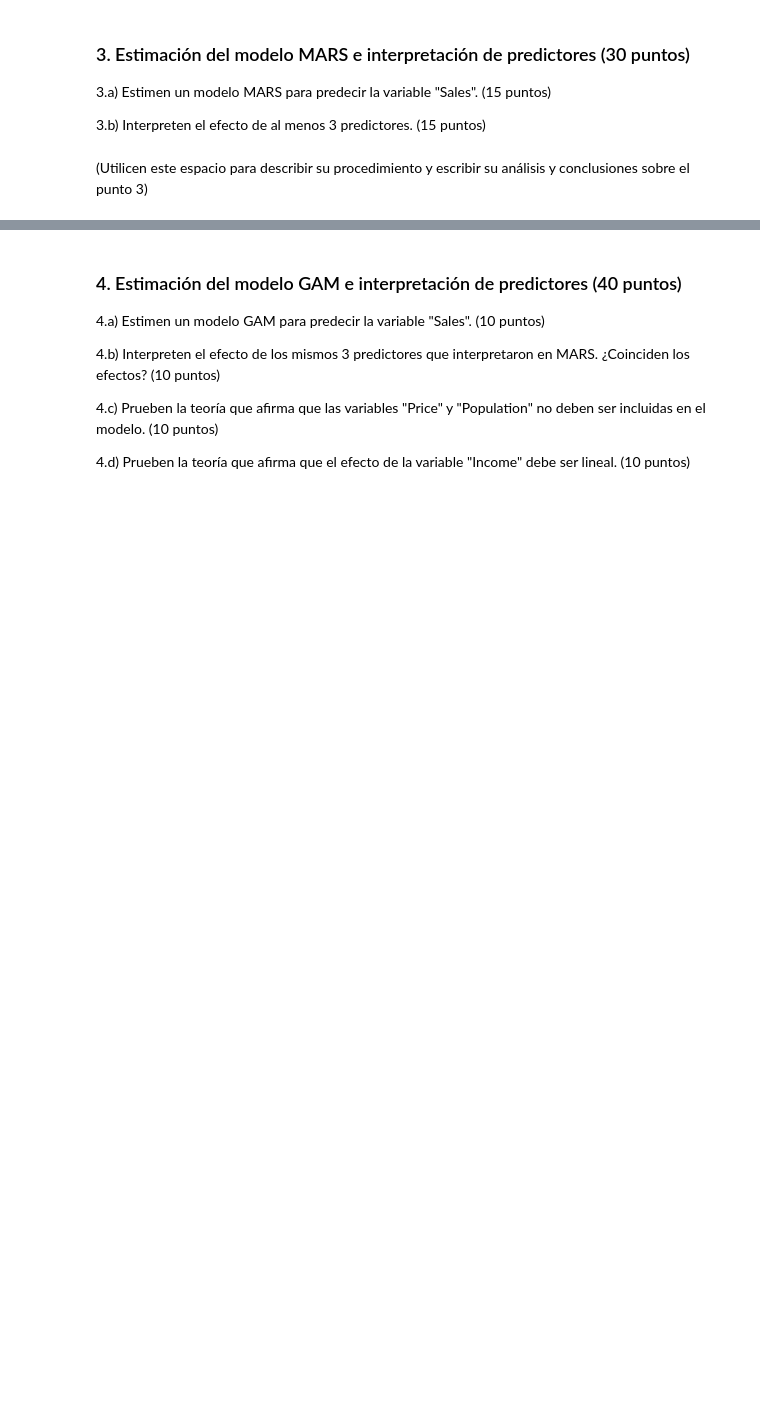
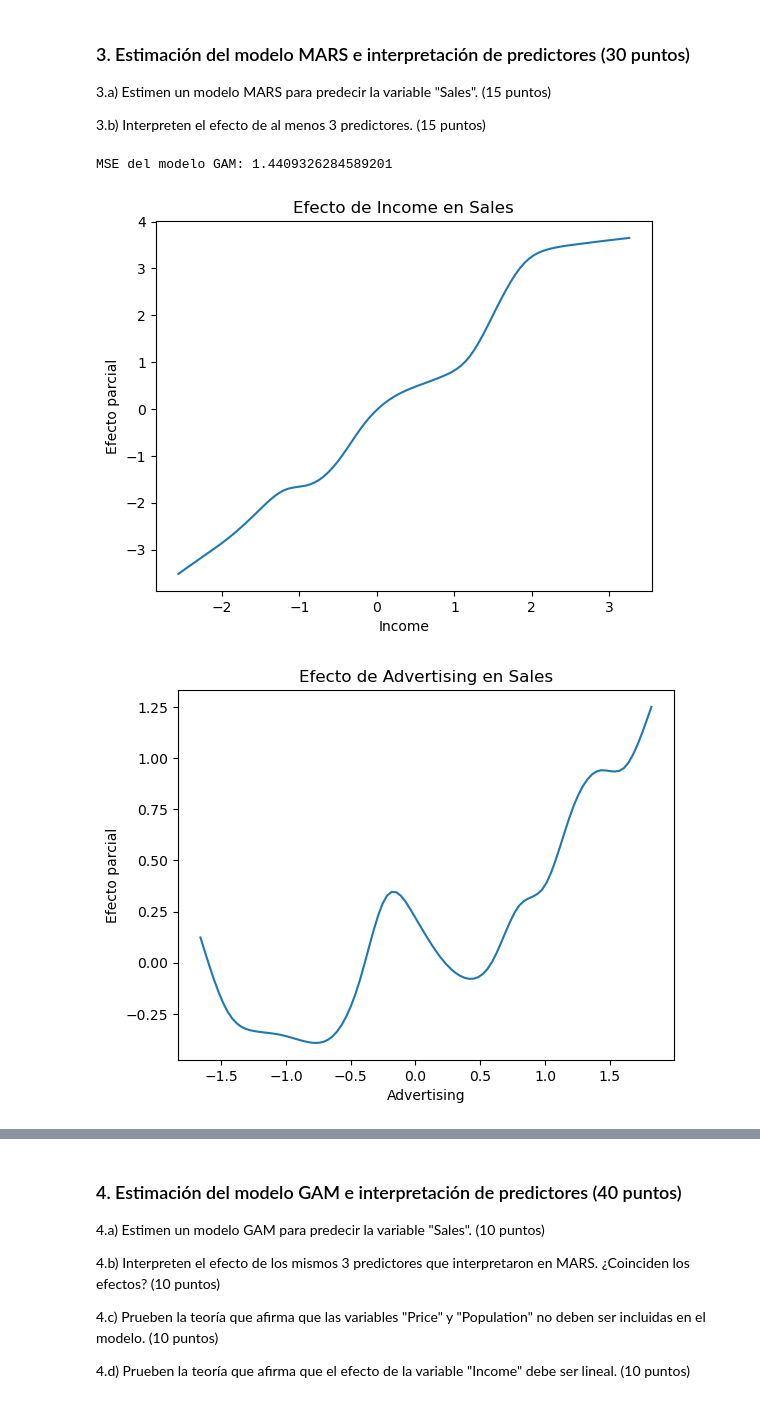
Before and after one commit to carrasquintero/Entrega_ETL, a Jupyter notebook: ML/Caso implementación de modelos no lineales aditivos en un problema de regresión.ipynb, the cells around one changed output, grey strips where cells are left out. Cells and saved outputs as stored; diff of their text form; code cells hidden in the pictures; blank space fills up the shorter version.

```diff
--- a/ML/Caso implementación de modelos no lineales aditivos en un problema de regresión.ipynb
+++ b/ML/Caso implementación de modelos no lineales aditivos en un problema de regresión.ipynb
@@ -351,5 +351,33 @@ Dado que el modelo LASSO ha demostrado el menor error y ofrece ventajas en térm
 3.b) Interpreten el efecto de al menos 3 predictores. (15 puntos)
 # %%
 #### Utilicen este espacio para escribir los códigos del procedimiento del punto 3 ####
+from pygam import LinearGAM, s
+
+X = Carseats.drop(columns=['Sales'])
+y = Carseats['Sales']
+X = pd.get_dummies(X, drop_first=True)
+X_train, X_test, y_train, y_test = train_test_split(X, y, test_size=0.2, random_state=42)
-# %% [markdown]
-(Utilicen este espacio para describir su procedimiento y escribir su análisis y conclusiones sobre el punto 3)
+# %%
+scaler = StandardScaler()
+X_train_scaled = scaler.fit_transform(X_train)
+X_test_scaled = scaler.transform(X_test)
+gam = LinearGAM(s(0) + s(1) + s(2) + s(3) + s(4) + s(5) + s(6) + s(7) + s(8) + s(9) + s(10))
+gam.fit(X_train_scaled, y_train)
+y_pred_gam = gam.predict(X_test_scaled)
+mse_gam = mean_squared_error(y_test, y_pred_gam)
+print(f"MSE del modelo GAM: {mse_gam}")
+predictors = ['Income', 'Advertising', 'Education']
+# %% [output]
+MSE del modelo GAM: 1.4409326284589201
+# %%
+for i, predictor in enumerate(predictors):
+    plt.figure()
+    XX = gam.generate_X_grid(term=i)
+    plt.plot(XX[:, i], gam.partial_dependence(term=i, X=XX))
+    plt.xlabel(predictor)
+    plt.ylabel('Efecto parcial')
+    plt.title(f'Efecto de {predictor} en Sales')
+    plt.show()
+# %% [output]
+[figure, added]
+[figure, added]
```
Also changed, not shown: parts of 2 cells of this notebook.
